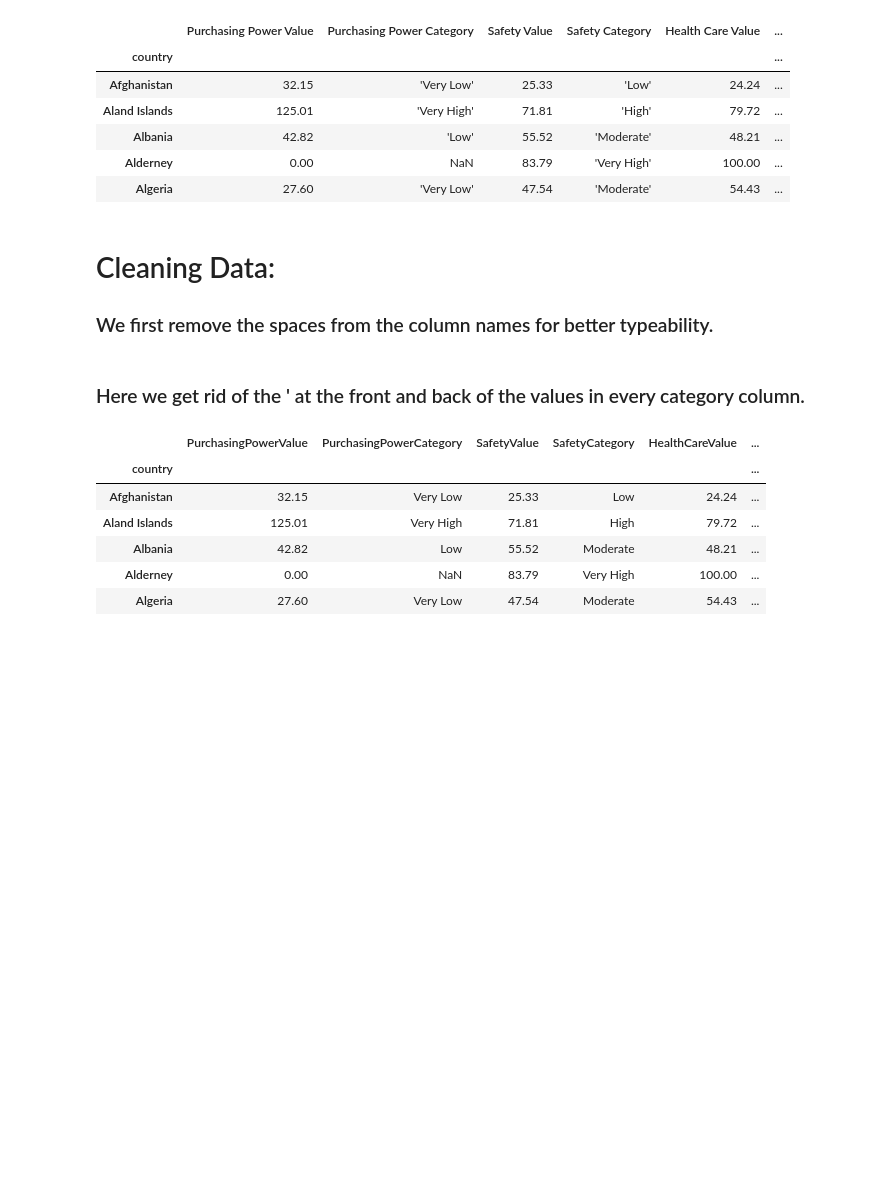
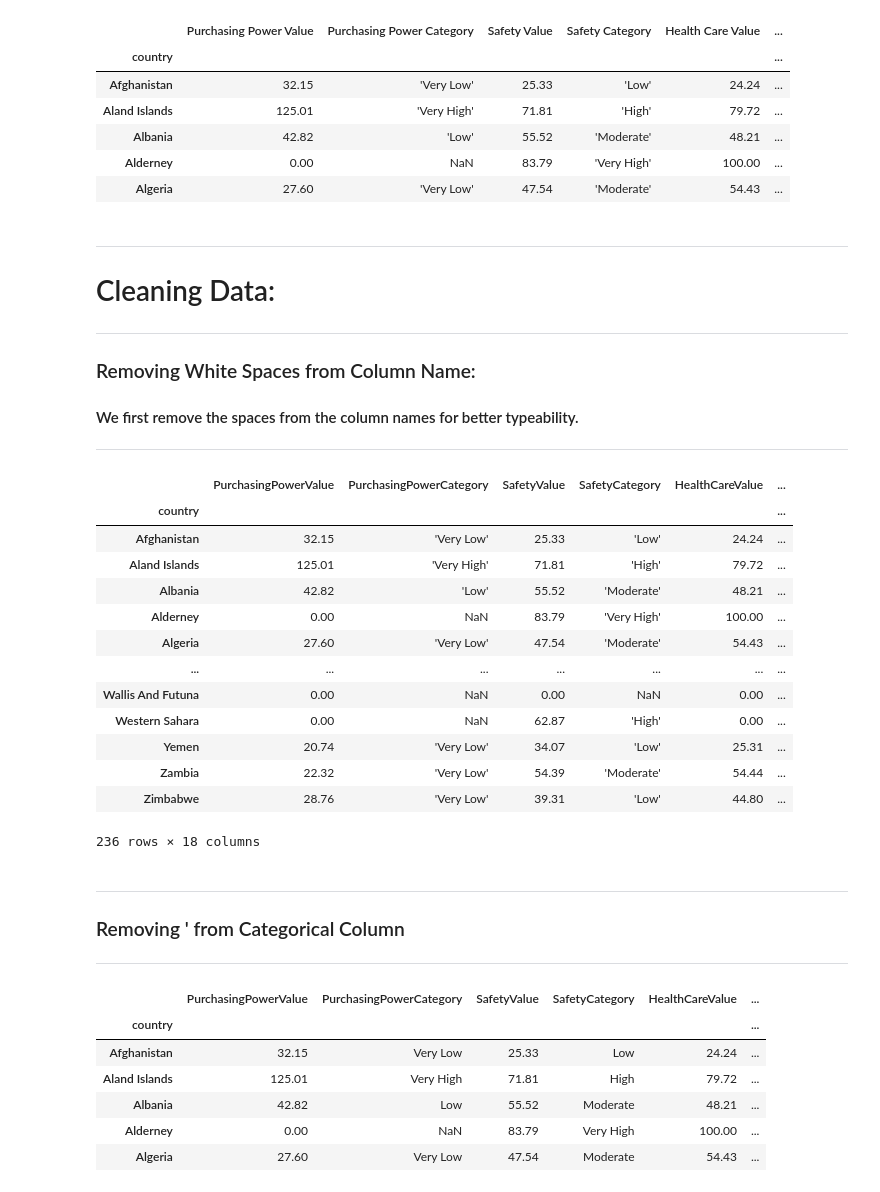
Before and after one commit to Himson2006/Quality-Of-Life-Analysis, a Jupyter notebook: quality-of-life.ipynb, the cells around one changed output. Drawn from its saved outputs; the diff is of its cells as text; code cells hidden in the pictures; blank space fills up the shorter version.

```diff
--- a/quality-of-life.ipynb
+++ b/quality-of-life.ipynb
@@ -40,13 +47,34 @@ df.head()
 | Alderney | 0.00 | NaN | 83.79 | 'Very High' | 100.00 | ... |
 | Algeria | 27.60 | 'Very Low' | 47.54 | 'Moderate' | 54.43 | ... |
 # %% [markdown]
+___
 # Cleaning Data:
-
-### We first remove the spaces from the column names for better typeability.
+____
+### Removing White Spaces from Column Name:
+#### We first remove the spaces from the column names for better typeability.
+___
 # %%
 df.columns = df.columns.str.replace(" ", "")
+df
+# %% [output]
+|  | PurchasingPowerValue | PurchasingPowerCategory | SafetyValue | SafetyCategory | HealthCareValue | ... |
+| country |  |  |  |  |  | ... |
+| Afghanistan | 32.15 | 'Very Low' | 25.33 | 'Low' | 24.24 | ... |
+| Aland Islands | 125.01 | 'Very High' | 71.81 | 'High' | 79.72 | ... |
+| Albania | 42.82 | 'Low' | 55.52 | 'Moderate' | 48.21 | ... |
+| Alderney | 0.00 | NaN | 83.79 | 'Very High' | 100.00 | ... |
+| Algeria | 27.60 | 'Very Low' | 47.54 | 'Moderate' | 54.43 | ... |
+| ... | ... | ... | ... | ... | ... | ... |
+| Wallis And Futuna | 0.00 | NaN | 0.00 | NaN | 0.00 | ... |
+| Western Sahara | 0.00 | NaN | 62.87 | 'High' | 0.00 | ... |
+| Yemen | 20.74 | 'Very Low' | 34.07 | 'Low' | 25.31 | ... |
+| Zambia | 22.32 | 'Very Low' | 54.39 | 'Moderate' | 54.44 | ... |
+| Zimbabwe | 28.76 | 'Very Low' | 39.31 | 'Low' | 44.80 | ... |
+236 rows × 18 columns
-# %% [markdown]
-### Here we get rid of the ' at the front and back of the values in every category column.
+# %% [markdown]
+___
+### Removing ' from Categorical Column
+___
 # %%
 df['PurchasingPowerCategory'] = df['PurchasingPowerCategory'].str.strip("'")
 df['SafetyCategory'] = df['SafetyCategory'].str.strip("'")
```
Also changed, not shown: parts of 16 cells of this notebook.
